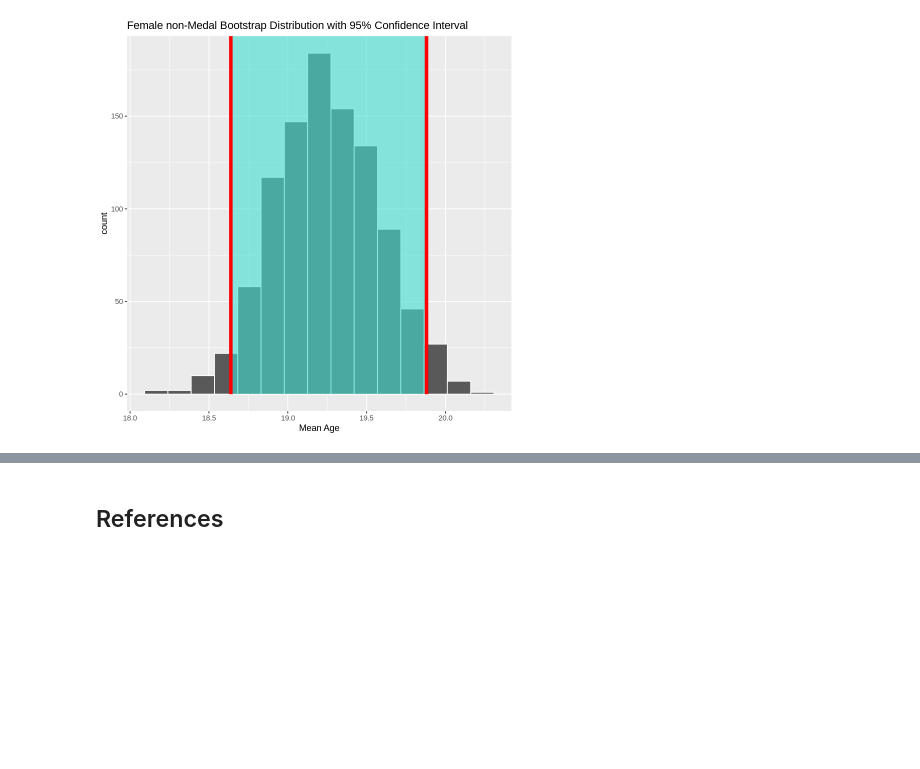
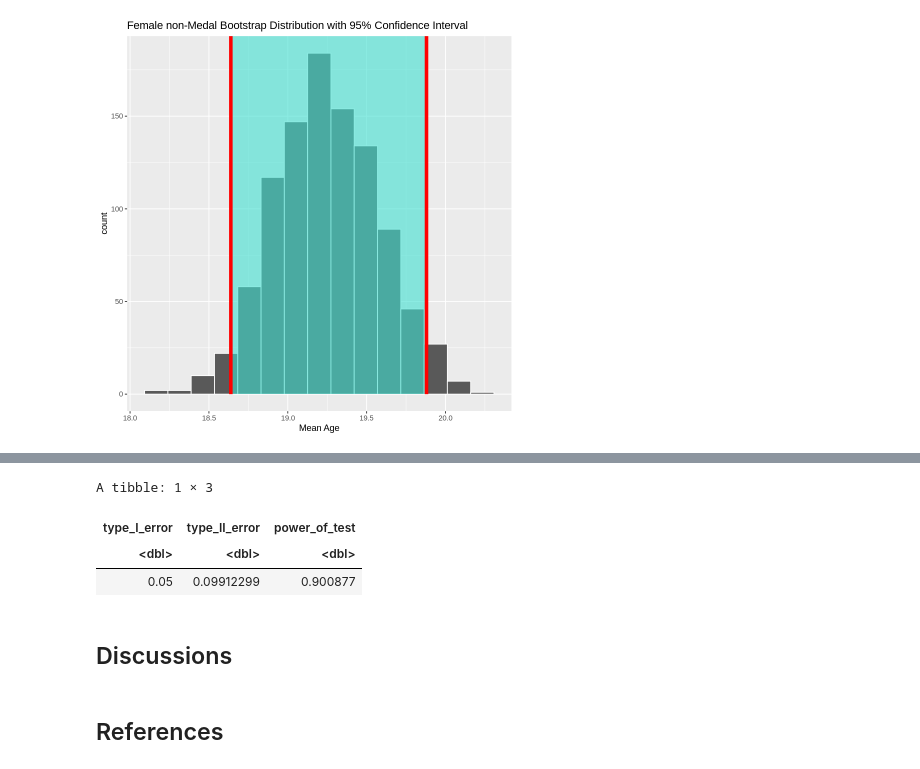
Before and after one commit to aryanballani/STAT201_group20, a Jupyter notebook: FinalReport.ipynb, the cells around one changed output, grey strips where cells are left out. Drawn from its saved outputs; the diff is of its cells as text; code cells hidden in the pictures; blank space fills up the shorter version.

```diff
--- a/FinalReport.ipynb
+++ b/FinalReport.ipynb
@@ -386,3 +456,17 @@ female_non_medal_vis
+# %%
+# Power of the test
+gymnast_errors <- tibble(type_I_error = 0.05,
+                         type_II_error = 2*pt(test_statistic , df = v , lower.tail = FALSE) ,
+                         power_of_test = 1 - type_II_error)
+
+head(gymnast_errors)
+# %% [output]
+A tibble: 1 × 3
+| type_I_error | type_II_error | power_of_test |
+| <dbl> | <dbl> | <dbl> |
+| 0.05 | 0.09912299 | 0.900877 |
+# %% [markdown]
+## Discussions
 # %% [markdown]
 ## References
 # %% [markdown]
```
Also changed, not shown: parts of 16 cells of this notebook.
